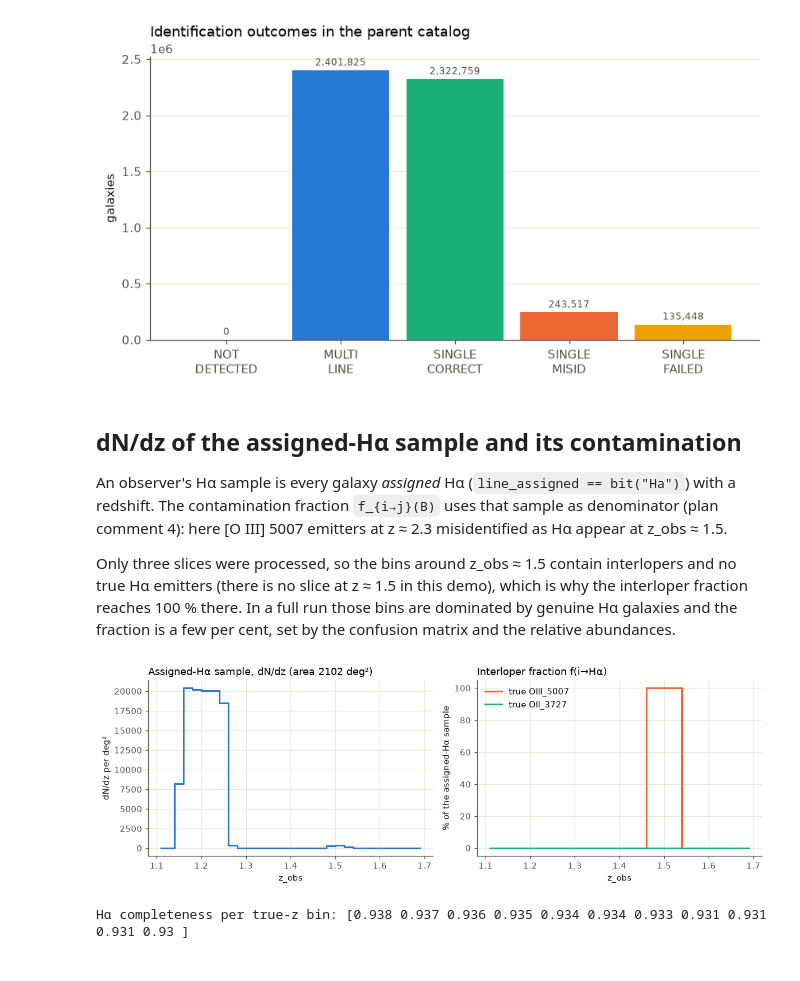
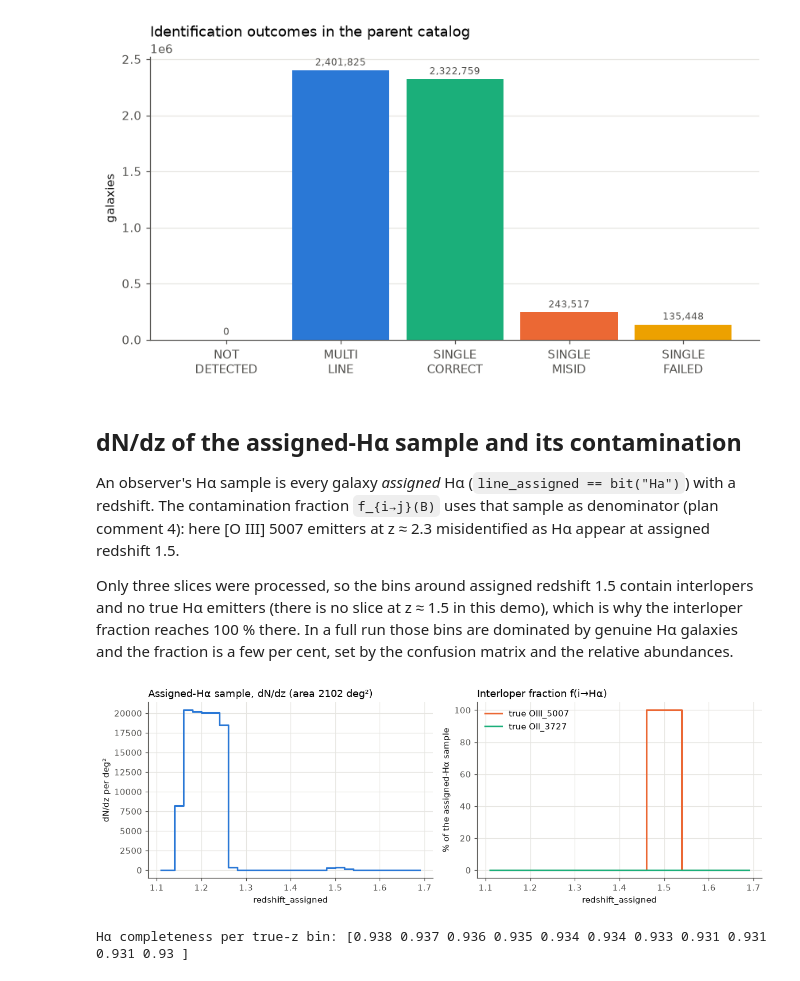
Before and after one commit to willlake/RomanMock, a Jupyter notebook: notebooks/03_run_and_build_samples.ipynb, the cells around one changed output. Drawn from its saved outputs; the diff is of its cells as text; code cells hidden in the pictures.

```diff
--- a/notebooks/03_run_and_build_samples.ipynb
+++ b/notebooks/03_run_and_build_samples.ipynb
@@ -31,8 +31,8 @@ from romanmock import RomanMockConfig, RomanMockPipeline
 
 cfg = RomanMockConfig.from_dict({
     "catalog": {"path": CATALOG, "steps": [148, 219, 224]},   # the intended parent catalog: three slices
-    "output": {"dir": os.path.join(WORK, "parent"), "overwrite": False,
-               "passthrough_columns": ["gal_id", "ra", "dec", "redshift_true", "redshift_obs", "logsm_obs", "roman_F158"]},
+    "output": {"dir": os.path.join(WORK, "parent"), "overwrite": False, "store_fluxes": True,   # fluxes are optional; kept here to show them
+               "passthrough_columns": ["gal_id", "ra", "dec", "redshift_true", "logsm_obs", "roman_F158"]},
     "line_set": "roman_transitions",
     "sensitivity": {"type": "constant", "flux_limit": 1e-16, "wave_range": [10000.0, 19300.0]},
     "confusion": {"type": "matrix", "default_p_fail": 0.02, "rows": {
@@ -98,7 +98,7 @@ erg / (s cm2) | Identification outcome: 0=NOT_DETECTED; 1=MULTI_LINE; 2=SINGLE_C
 # %%
 from romanmock.diagnostics import outcome_summary
 
-cols = ["z_obs", "redshift_obs", "id_outcome", "n_det", "line_true", "line_assigned", "ra", "dec"]
+cols = ["redshift_assigned", "redshift_rsd", "id_outcome", "n_det", "line_true", "line_assigned", "ra", "dec"]
 pdata = parent.select(*cols).get_data("numpy", wrap_single=True)
 summary = outcome_summary(pdata)
 fig, ax = plt.subplots(figsize=(9, 4.2))
@@ -111,31 +111,31 @@ ax.set_ylabel("galaxies"); ax.set_title("Identification outcomes in the parent c
 
 An observer's Hα sample is every galaxy *assigned* Hα (`line_assigned == bit("Ha")`) with a
 redshift. The contamination fraction `f_{i→j}(B)` uses that sample as denominator
-(plan comment 4): here [O III] 5007 emitters at z ≈ 2.3 misidentified as Hα appear at z_obs ≈ 1.5.
+(plan comment 4): here [O III] 5007 emitters at z ≈ 2.3 misidentified as Hα appear at assigned redshift 1.5.
 
-Only three slices were processed, so the bins around z_obs ≈ 1.5 contain interlopers and no
+Only three slices were processed, so the bins around assigned redshift 1.5 contain interlopers and no
 true Hα emitters (there is no slice at z ≈ 1.5 in this demo), which is why the interloper fraction
 reaches 100 % there. In a full run those bins are dominated by genuine Hα galaxies and the
 fraction is a few per cent, set by the confusion matrix and the relative abundances.
 # %%
 from romanmock.diagnostics import contamination_fraction, completeness, dndz
 from romanmock.selection import sky_area_deg2
 
 area = sky_area_deg2(parent, nside=256)
 z_edges = np.linspace(1.1, 1.7, 31)
 cont = contamination_fraction(pdata, pipe.line_set, z_edges, assigned_line="Ha")
 zc = 0.5 * (z_edges[1:] + z_edges[:-1])
 
 fig, (ax1, ax2) = plt.subplots(1, 2, figsize=(11, 3.8))
 ax1.step(zc, cont["n_sample"] / (np.diff(z_edges) * area), where="mid", color=plotting.feature_color("Ha"))
-ax1.set_xlabel("z_obs"); ax1.set_ylabel("dN/dz per deg²"); ax1.set_title(f"Assigned-Hα sample, dN/dz (area {area:.0f} deg²)")
+ax1.set_xlabel("redshift_assigned"); ax1.set_ylabel("dN/dz per deg²"); ax1.set_title(f"Assigned-Hα sample, dN/dz (area {area:.0f} deg²)")
 for name in ["OIII_5007", "OII_3727"]:
     i = pipe.line_set.bit(name)
     ax2.step(zc, cont["fraction"][i] * 100, where="mid", color=plotting.feature_color(name), label=f"true {name}")
-ax2.set_xlabel("z_obs"); ax2.set_ylabel("% of the assigned-Hα sample"); ax2.set_title("Interloper fraction f(i→Hα)"); ax2.legend()
+ax2.set_xlabel("redshift_assigned"); ax2.set_ylabel("% of the assigned-Hα sample"); ax2.set_title("Interloper fraction f(i→Hα)"); ax2.legend()
 plt.tight_layout(); plt.show()
 # %% [output]
-[figure, old version]
+[figure, new version]
 # %%
 comp = completeness(pdata, pipe.line_set, np.linspace(1.15, 1.26, 12), line="Ha")
 print("Hα completeness per true-z bin:", np.round(comp["completeness"], 3))
```
Also changed, not shown: parts of 4 cells of this notebook, 22 other files.
